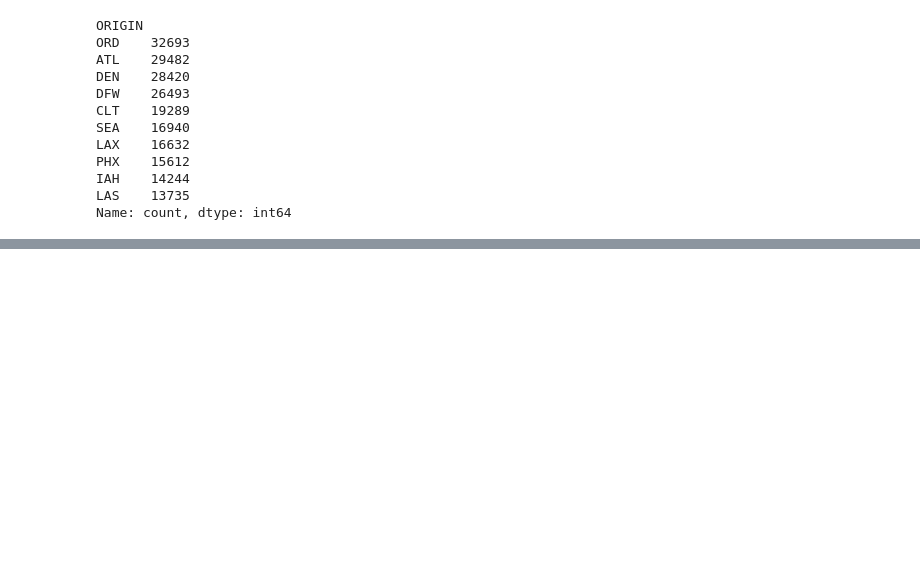
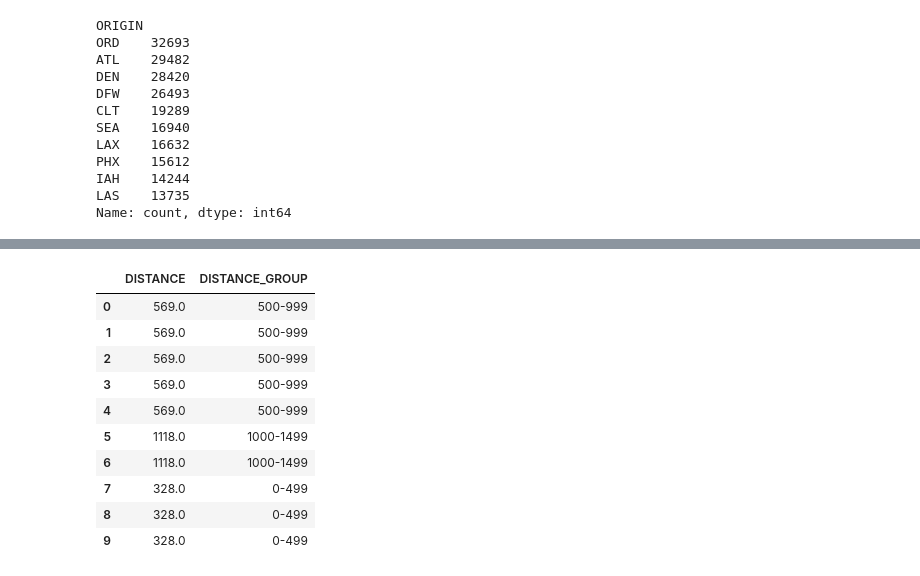
Before and after one commit to JessicaBrantley/flight-delay-prediction, a Jupyter notebook: notebooks/01_data_exploration.ipynb, the cells around one changed output, grey strips where cells are left out. Saved outputs shown, nothing was run; the diff lists cells and outputs as text; code cells hidden in the pictures; blank space fills up the shorter version.

```diff
--- a/notebooks/01_data_exploration.ipynb
+++ b/notebooks/01_data_exploration.ipynb
@@ -560,0 +645,21 @@ Name: count, dtype: int64
+# %%
+df_clean["DISTANCE_GROUP"] = pd.cut(
+    df_clean["DISTANCE"],
+    bins=[0, 500, 1000, 1500, 2000, float("inf")],
+    labels=["0-499", "500-999", "1000-1499", "1500-1999", "2000+"],
+    right=False
+)
+
+df_clean[["DISTANCE", "DISTANCE_GROUP"]].head(10)
+# %% [output]
+|  | DISTANCE | DISTANCE_GROUP |
+| 0 | 569.0 | 500-999 |
+| 1 | 569.0 | 500-999 |
+| 2 | 569.0 | 500-999 |
+| 3 | 569.0 | 500-999 |
+| 4 | 569.0 | 500-999 |
+| 5 | 1118.0 | 1000-1499 |
+| 6 | 1118.0 | 1000-1499 |
+| 7 | 328.0 | 0-499 |
+| 8 | 328.0 | 0-499 |
+| 9 | 328.0 | 0-499 |
```
Also changed, not shown: parts of 15 cells of this notebook.
